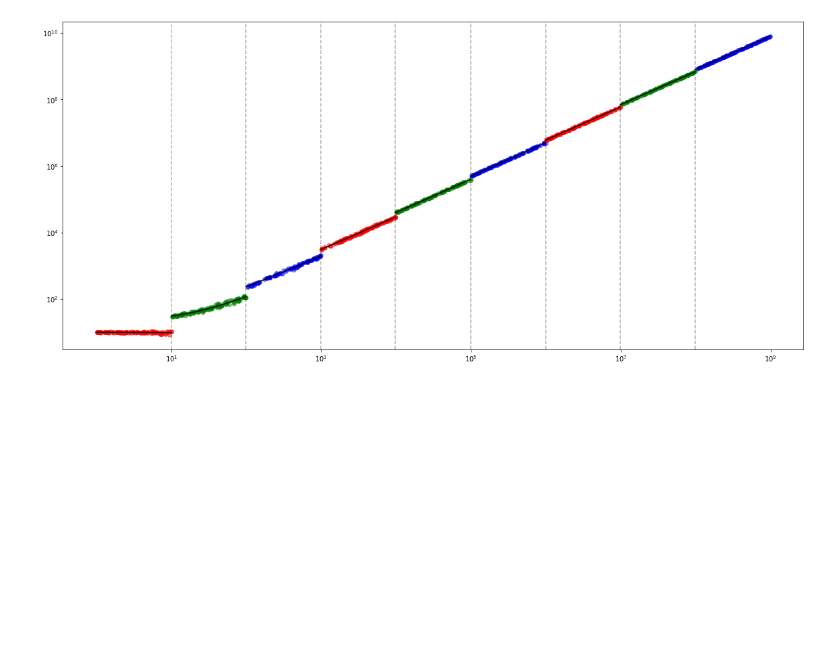
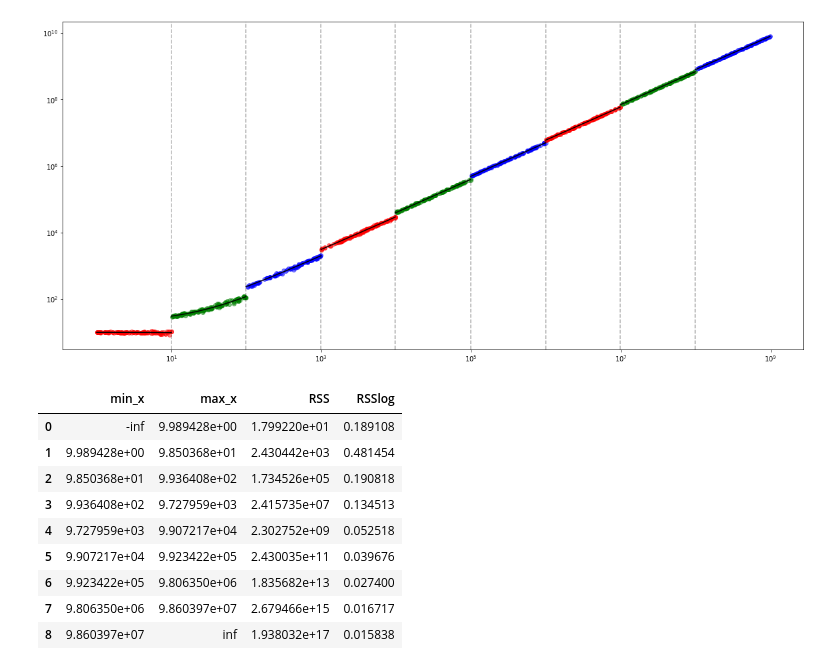
Before and after one commit to Ezibenroc/pycewise, a Jupyter notebook: log_data.ipynb, the cells around one changed output. Cells and saved outputs as stored; diff of their text form; code cells hidden in the pictures; blank space fills up the shorter version.

Commit message:
Add a table in the notebook

```diff
--- a/log_data.ipynb
+++ b/log_data.ipynb
@@ -152,3 +152,25 @@ auto_simple.plot_dataset(log=True)
 9.860e+07 < x ≤ inf
         y ~ 8.015e+00x + -2.623e+06
 [figure]
+# %%
+import pandas
+segments = []
+for i, seg in enumerate(auto_simple.segments):
+    segments.append({
+        'min_x': seg[0][0],
+        'max_x': seg[0][1],
+        'RSS': seg[1].RSS,
+        'RSSlog': seg[1].compute_RSSlog()
+    })
+pandas.DataFrame(segments)
+# %% [output]
+|  | min_x | max_x | RSS | RSSlog |
+| 0 | -inf | 9.989428e+00 | 1.799220e+01 | 0.189108 |
+| 1 | 9.989428e+00 | 9.850368e+01 | 2.430442e+03 | 0.481454 |
+| 2 | 9.850368e+01 | 9.936408e+02 | 1.734526e+05 | 0.190818 |
+| 3 | 9.936408e+02 | 9.727959e+03 | 2.415735e+07 | 0.134513 |
+| 4 | 9.727959e+03 | 9.907217e+04 | 2.302752e+09 | 0.052518 |
+| 5 | 9.907217e+04 | 9.923422e+05 | 2.430035e+11 | 0.039676 |
+| 6 | 9.923422e+05 | 9.806350e+06 | 1.835682e+13 | 0.027400 |
+| 7 | 9.806350e+06 | 9.860397e+07 | 2.679466e+15 | 0.016717 |
+| 8 | 9.860397e+07 | inf | 1.938032e+17 | 0.015838 |
```
